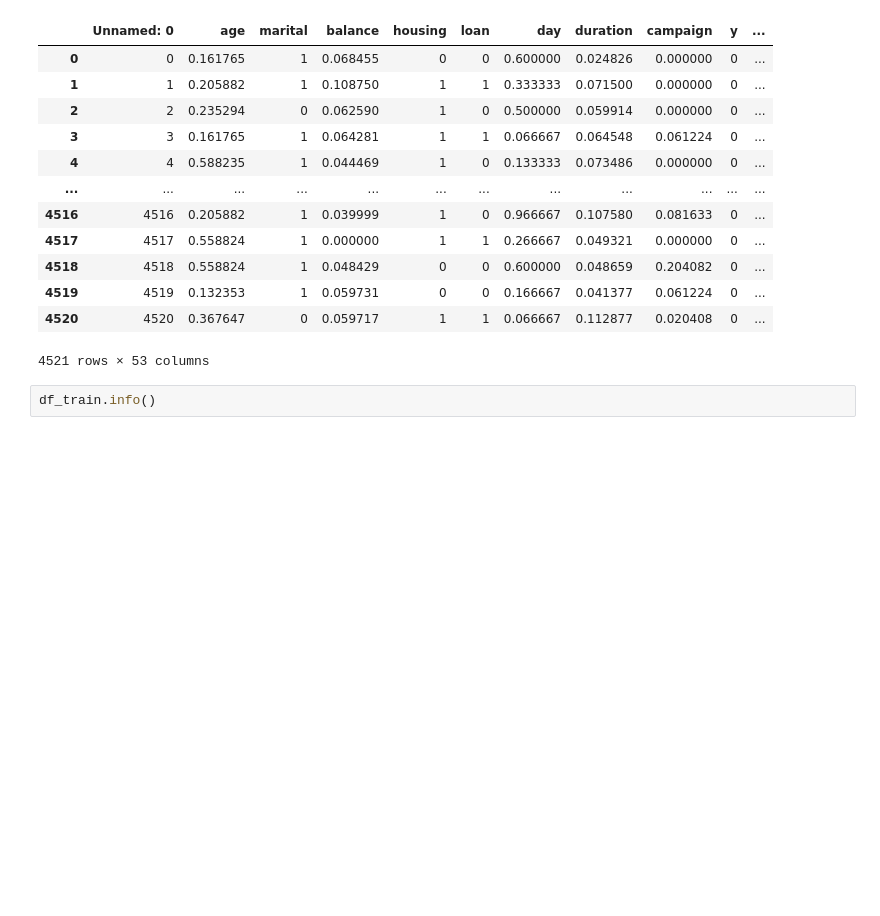
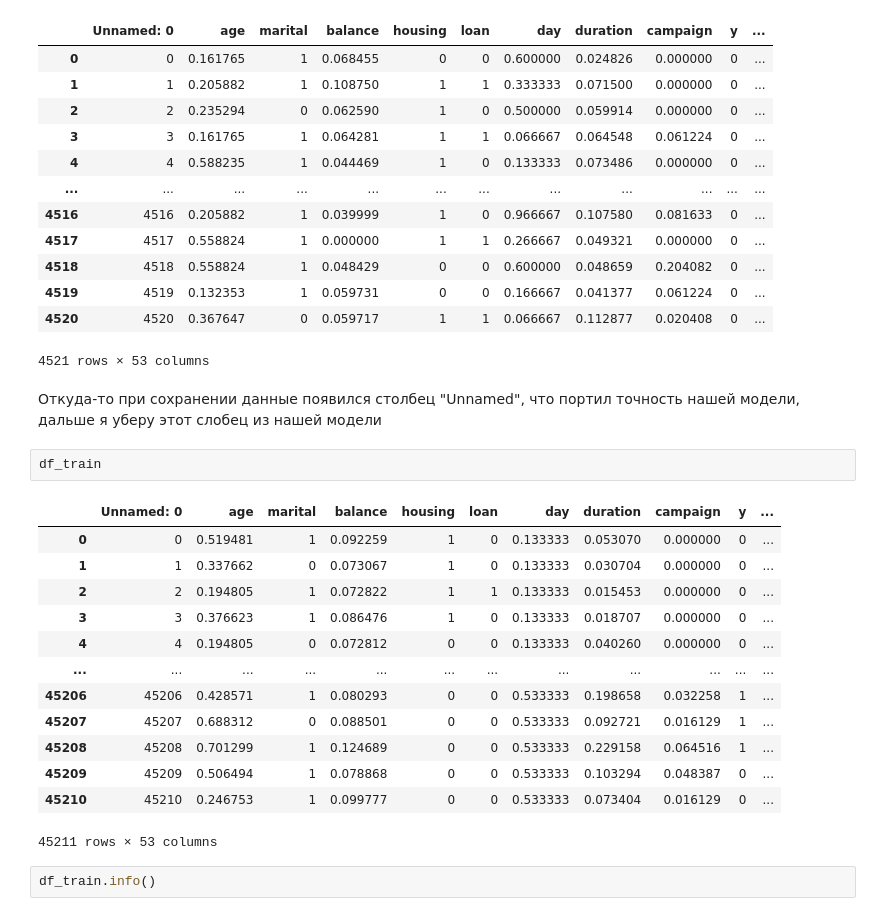
Before and after one commit to kwillon/ML_HW_411451_, a Jupyter notebook: credit_2.ipynb, the cells around one changed output. Cells and saved outputs as stored; diff of their text form; blank space fills up the shorter version.

```diff
--- a/credit_2.ipynb
+++ b/credit_2.ipynb
@@ -74,6 +75,24 @@ df_test
 | 4519 | 4519 | 0.132353 | 1 | 0.059731 | 0 | 0 | 0.166667 | 0.041377 | 0.061224 | 0 | ... |
 | 4520 | 4520 | 0.367647 | 0 | 0.059717 | 1 | 1 | 0.066667 | 0.112877 | 0.020408 | 0 | ... |
 4521 rows × 53 columns
+# %% [markdown]
+Откуда-то при сохранении данные появился столбец "Unnamed", что портил точность нашей модели, дальше я уберу этот слобец из нашей модели
+# %%
+df_train
+# %% [output]
+|  | Unnamed: 0 | age | marital | balance | housing | loan | day | duration | campaign | y | ... |
+| 0 | 0 | 0.519481 | 1 | 0.092259 | 1 | 0 | 0.133333 | 0.053070 | 0.000000 | 0 | ... |
+| 1 | 1 | 0.337662 | 0 | 0.073067 | 1 | 0 | 0.133333 | 0.030704 | 0.000000 | 0 | ... |
+| 2 | 2 | 0.194805 | 1 | 0.072822 | 1 | 1 | 0.133333 | 0.015453 | 0.000000 | 0 | ... |
+| 3 | 3 | 0.376623 | 1 | 0.086476 | 1 | 0 | 0.133333 | 0.018707 | 0.000000 | 0 | ... |
+| 4 | 4 | 0.194805 | 0 | 0.072812 | 0 | 0 | 0.133333 | 0.040260 | 0.000000 | 0 | ... |
+| ... | ... | ... | ... | ... | ... | ... | ... | ... | ... | ... | ... |
+| 45206 | 45206 | 0.428571 | 1 | 0.080293 | 0 | 0 | 0.533333 | 0.198658 | 0.032258 | 1 | ... |
+| 45207 | 45207 | 0.688312 | 0 | 0.088501 | 0 | 0 | 0.533333 | 0.092721 | 0.016129 | 1 | ... |
+| 45208 | 45208 | 0.701299 | 1 | 0.124689 | 0 | 0 | 0.533333 | 0.229158 | 0.064516 | 1 | ... |
+| 45209 | 45209 | 0.506494 | 1 | 0.078868 | 0 | 0 | 0.533333 | 0.103294 | 0.048387 | 0 | ... |
+| 45210 | 45210 | 0.246753 | 1 | 0.099777 | 0 | 0 | 0.533333 | 0.073404 | 0.016129 | 0 | ... |
+45211 rows × 53 columns
 # %%
 df_train.info()
 # %% [output]
```
Also changed, not shown: parts of 18 cells of this notebook.
